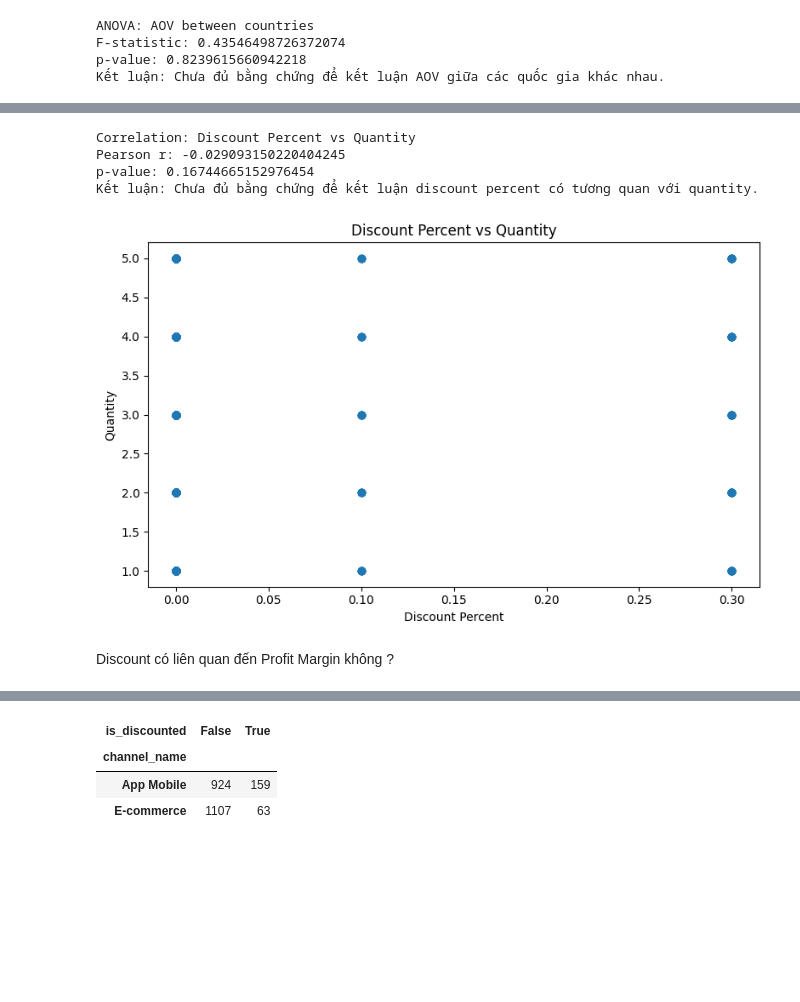
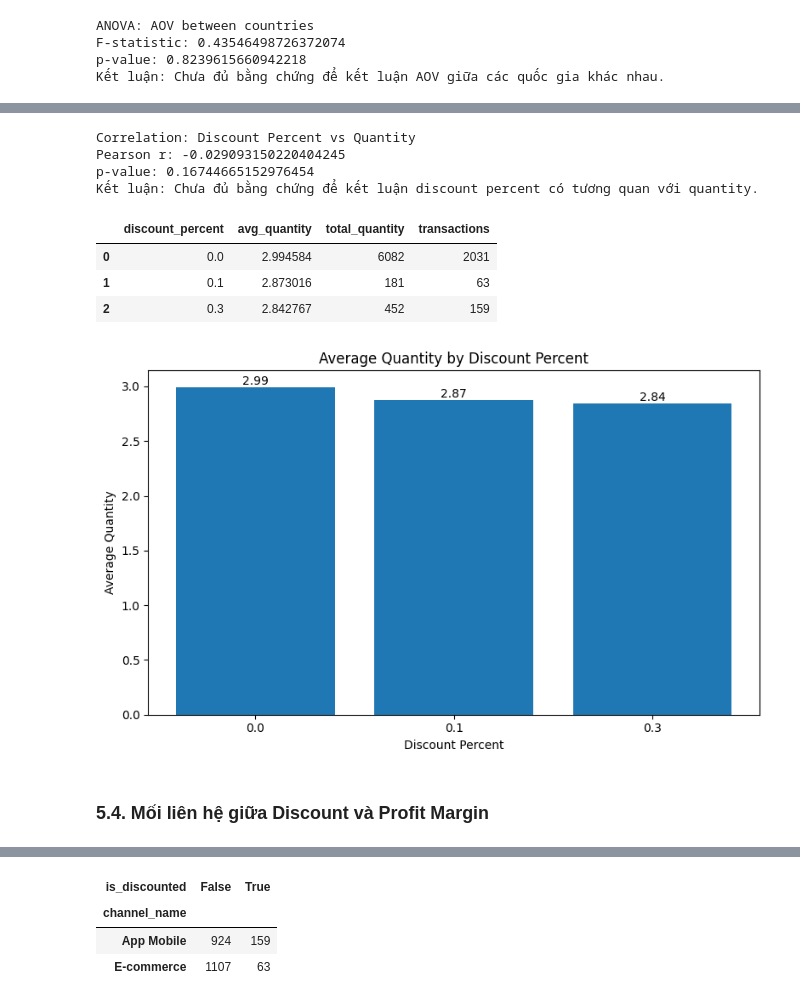
Before and after one commit to kung-da/european-fashion, a Jupyter notebook: notebooks/04_fashion_dwh_analysis.ipynb, the cells around one changed output, grey strips where cells are left out. Drawn from its saved outputs; the diff is of its cells as text; code cells hidden in the pictures; blank space fills up the shorter version.

```diff
--- a/notebooks/04_fashion_dwh_analysis.ipynb
+++ b/notebooks/04_fashion_dwh_analysis.ipynb
@@ -668,6 +963,9 @@ plt.bar(
     inventory_by_category["total_stock"]
 )
 
+for x, y in zip(inventory_by_category["category"], inventory_by_category["total_stock"]):
+    plt.text(x, y, f"{y:,.0f}", ha="center", va="bottom")
+
 plt.xticks(rotation=45)
 plt.xlabel("Category")
 plt.ylabel("Total Stock")
@@ -776,17 +1108,26 @@ Top sản phẩm quay vòng tồn kho cao nhất
 # %%
-top_turnover_products = turnover_df.sort_values("inventory_turnover", ascending=False).head(10)
+top_turnover_products = turnover_df.sort_values(
+    "inventory_turnover",
+    ascending=False
+).head(10)
 
-display(top_turnover_products)
-plt.figure(figsize=(10, 6))
+plt.figure(figsize=(13, 7))
 
 plt.barh(
     top_turnover_products["product_name"][::-1],
     top_turnover_products["inventory_turnover"][::-1]
 )
 
+for x, y in zip(
+    top_turnover_products["inventory_turnover"][::-1],
+    top_turnover_products["product_name"][::-1]
+):
+    plt.text(x + 0.2, y, f"{x:.2f}", va="center")
+
 plt.xlabel("Inventory Turnover")
 plt.ylabel("Product")
 plt.title("Top 10 Products by Inventory Turnover")
+plt.xlim(0, top_turnover_products["inventory_turnover"].max() * 1.15)
 plt.tight_layout()
 plt.show()
 # %% [output]
@@ -955,32 +1346,62 @@ Discount có liên quan đến quantity không ?
 # %%
+# Correlation: Discount Percent vs Quantity
 discount_quantity = sales_df[["discount_percent", "quantity"]].dropna()
 
 r, p_value = pearsonr(
     discount_quantity["discount_percent"],
     discount_quantity["quantity"]
 )
 
 print("Correlation: Discount Percent vs Quantity")
 print("Pearson r:", r)
 print("p-value:", p_value)
 
 if p_value < 0.05:
     print("Kết luận: Discount percent có tương quan có ý nghĩa thống kê với quantity.")
 else:
     print("Kết luận: Chưa đủ bằng chứng để kết luận discount percent có tương quan với quantity.")
 
+
+# Tính quantity trung bình theo từng mức discount
+discount_qty_summary = sales_df.groupby("discount_percent").agg(
+    avg_quantity=("quantity", "mean"),
+    total_quantity=("quantity", "sum"),
+    transactions=("sale_id", "count")
+).reset_index()
+
+discount_qty_summary = discount_qty_summary.sort_values("discount_percent")
+
+display(discount_qty_summary)
+
+
+# Vẽ biểu đồ Average Quantity by Discount Percent
 plt.figure(figsize=(8, 5))
-plt.scatter(sales_df["discount_percent"], sales_df["quantity"], alpha=0.5)
+
+plt.bar(
+    discount_qty_summary["discount_percent"].astype(str),
+    discount_qty_summary["avg_quantity"]
+)
+
+for x, y in zip(
+    discount_qty_summary["discount_percent"].astype(str),
+    discount_qty_summary["avg_quantity"]
+):
+    plt.text(x, y, f"{y:.2f}", ha="center", va="bottom")
+
 plt.xlabel("Discount Percent")
-plt.ylabel("Quantity")
-plt.title("Discount Percent vs Quantity")
+plt.ylabel("Average Quantity")
+plt.title("Average Quantity by Discount Percent")
 plt.tight_layout()
 plt.show()
 # %% [output]
 Correlation: Discount Percent vs Quantity
 Pearson r: -0.029093150220404245
 p-value: 0.16744665152976454
 Kết luận: Chưa đủ bằng chứng để kết luận discount percent có tương quan với quantity.
+|  | discount_percent | avg_quantity | total_quantity | transactions |
+| 0 | 0.0 | 2.994584 | 6082 | 2031 |
+| 1 | 0.1 | 2.873016 | 181 | 63 |
+| 2 | 0.3 | 2.842767 | 452 | 159 |
-[figure, old version]
+[figure, new version]
 # %% [markdown]
-Discount có liên quan đến Profit Margin không ?
+### 5.4. Mối liên hệ giữa Discount và Profit Margin
```
Also changed, not shown: parts of 104 cells of this notebook.
